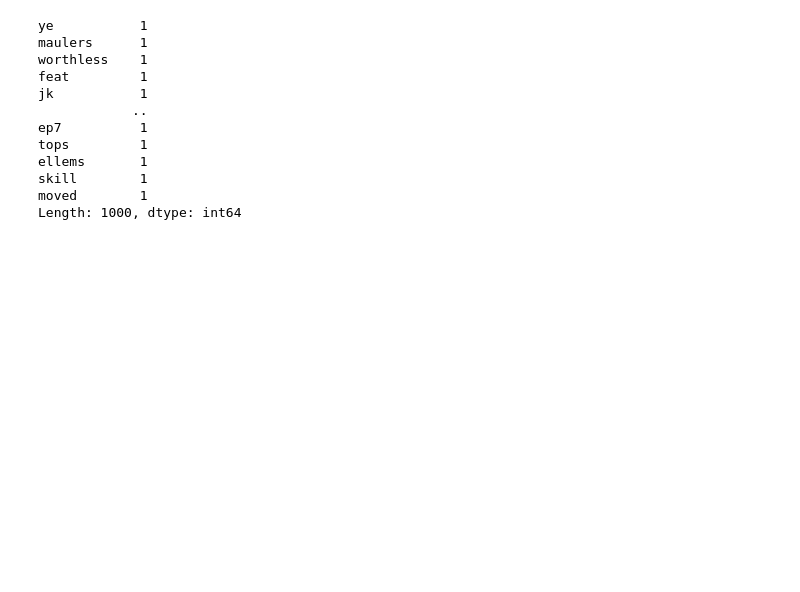
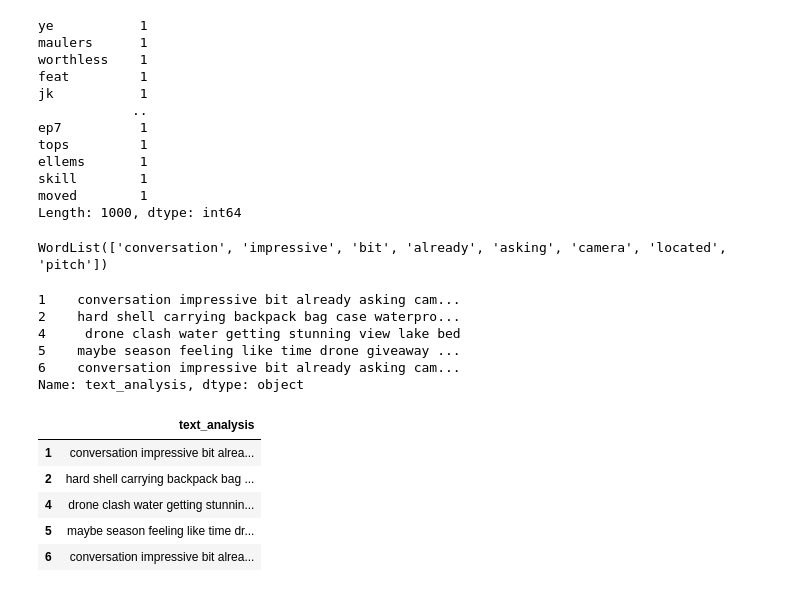
Before and after one commit to scarnecchia/dronecrashmas_2019, a Jupyter notebook: Analysis.ipynb, the cells around one changed output. Cells and saved outputs as stored; diff of their text form; code cells hidden in the pictures; blank space fills up the shorter version.

```diff
--- a/Analysis.ipynb
+++ b/Analysis.ipynb
@@ -242,7 +243,16 @@ dd.from_pandas(crashmas['text_analysis'],npartitions=nCores).\
 
 #crashmas['text_analysis'] = crashmas['text_analysis'].apply(lambda x: str(TextBlob(x).correct())
 # %%
-TextBlob(crashmas['text_analysis'][1]).words
+TextBlob(ddata[1]).words
+# %% [output]
+WordList(['conversation', 'impressive', 'bit', 'already', 'asking', 'camera', 'located', 'pitch'])
 # %%
-crashmas['text_analysis'] = crashmas['text_analysis'].apply(lambda x: " ".join([Word(word).lemmatize() for word in x.split()]))
-crashmas['text_analysis'].head()
+ddata = ddata.apply(lambda x: " ".join([Word(word).lemmatize() for word in x.split()]))
+ddata.head()
+# %% [output]
+1    conversation impressive bit already asking cam...
+2    hard shell carrying backpack bag case waterpro...
+4     drone clash water getting stunning view lake bed
+5    maybe season feeling like time drone giveaway ...
+6    conversation impressive bit already asking cam...
+Name: text_analysis, dtype: object
@@ -248,0 +264,10 @@ crashmas['text_analysis'].head()
+# %%
+crashmas_text.reset_index()
+crashmas_text.head()
+# %% [output]
+|  | text_analysis |
+| 1 | conversation impressive bit alrea... |
+| 2 | hard shell carrying backpack bag ... |
+| 4 | drone clash water getting stunnin... |
+| 5 | maybe season feeling like time dr... |
+| 6 | conversation impressive bit alrea... |
```
Also changed, not shown: parts of 9 cells of this notebook, 2 other files.
